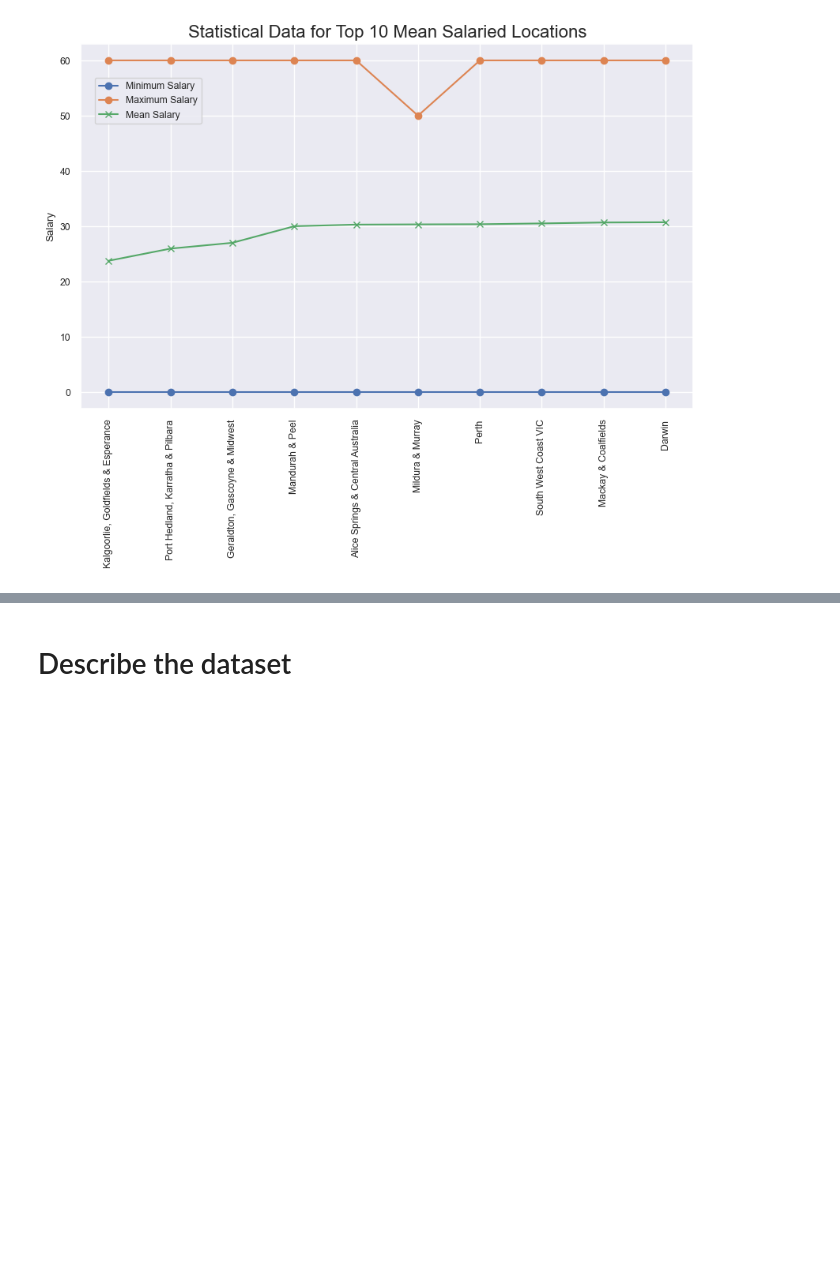
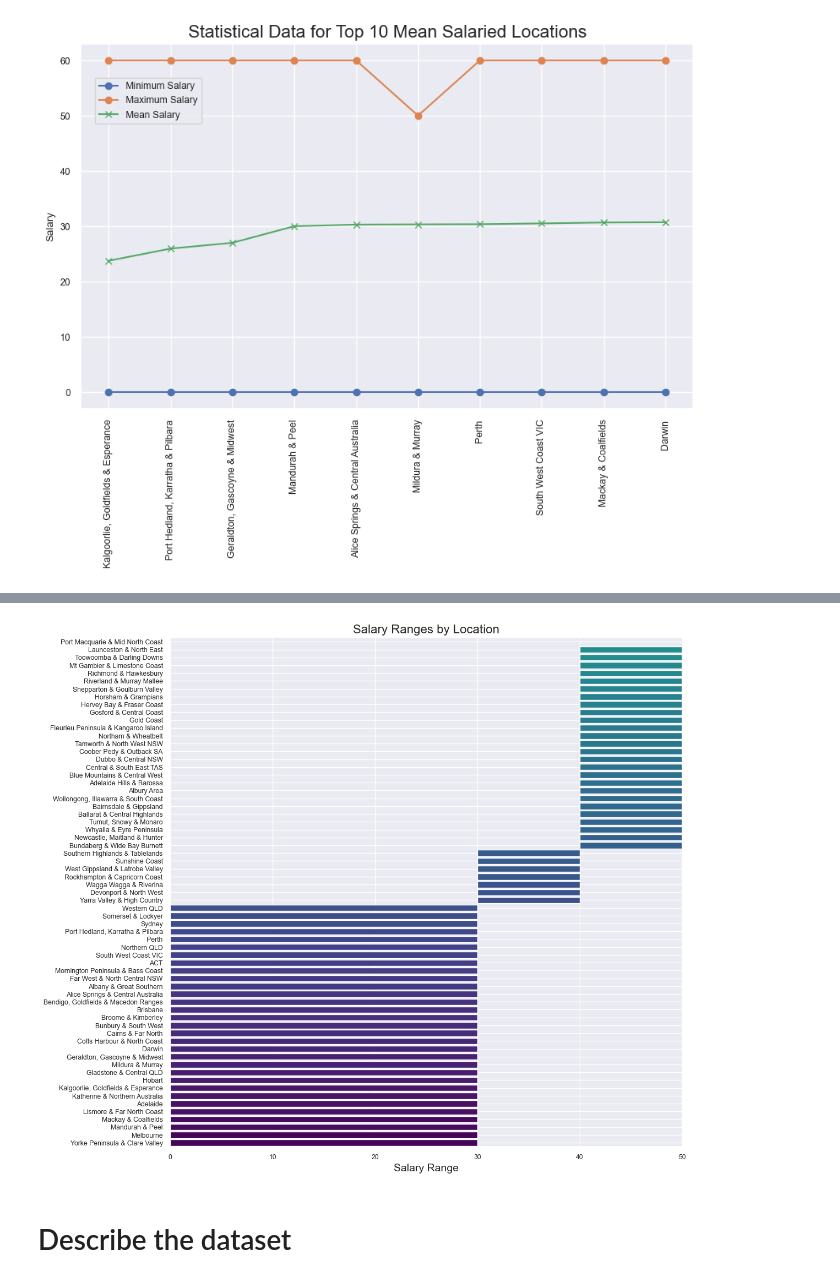
Before and after one commit to ToddNCooper/DataAnalyticsAssignment, a Jupyter notebook: rough_start.ipynb, the cells around one changed output, grey strips where cells are left out. Drawn from its saved outputs; the diff is of its cells as text; code cells hidden in the pictures; blank space fills up the shorter version.

```diff
--- a/rough_start.ipynb
+++ b/rough_start.ipynb
@@ -876,3 +934,37 @@ plt.show()
+# %%
+# Plot and visualise most common salary ranges by location
+
+# Create a figure and axes
+fig, ax = plt.subplots(figsize=(12, 12))
+palette = sns.color_palette('viridis', len(locations))
+
+# Extract the location names and salary ranges
+locations = most_common_salary_ranges.index
+salary_ranges = most_common_salary_ranges.values
+
+# Plot the horizontal bar chart
+for i, (location, salary_range) in enumerate(zip(locations, salary_ranges)):
+    low, high = map(float, salary_range.split('-'))
+    ax.barh(location, high - low, left=low, color=palette[i//2])
+
+# Set the y-axis labels to location names
+ax.set_yticks(range(len(locations)))
+ax.set_yticklabels(locations)
+
+# Set the y-axis limits
+ax.set_ylim(-0.5, len(locations) - 0.5)
+ax.set_xlim(0, 50)
+
+# Set the x-axis label
+ax.set_xlabel('Salary Range', fontsize=14)
+
+# Set the title
+ax.set_title('Salary Ranges by Location', fontsize=16)
+
+# Show the plot
+plt.show()
+# %% [output]
+[figure, added]
 # %% [markdown]
 # Describe the dataset
 # %% [markdown]
```
Also changed, not shown: parts of 2 cells of this notebook.
